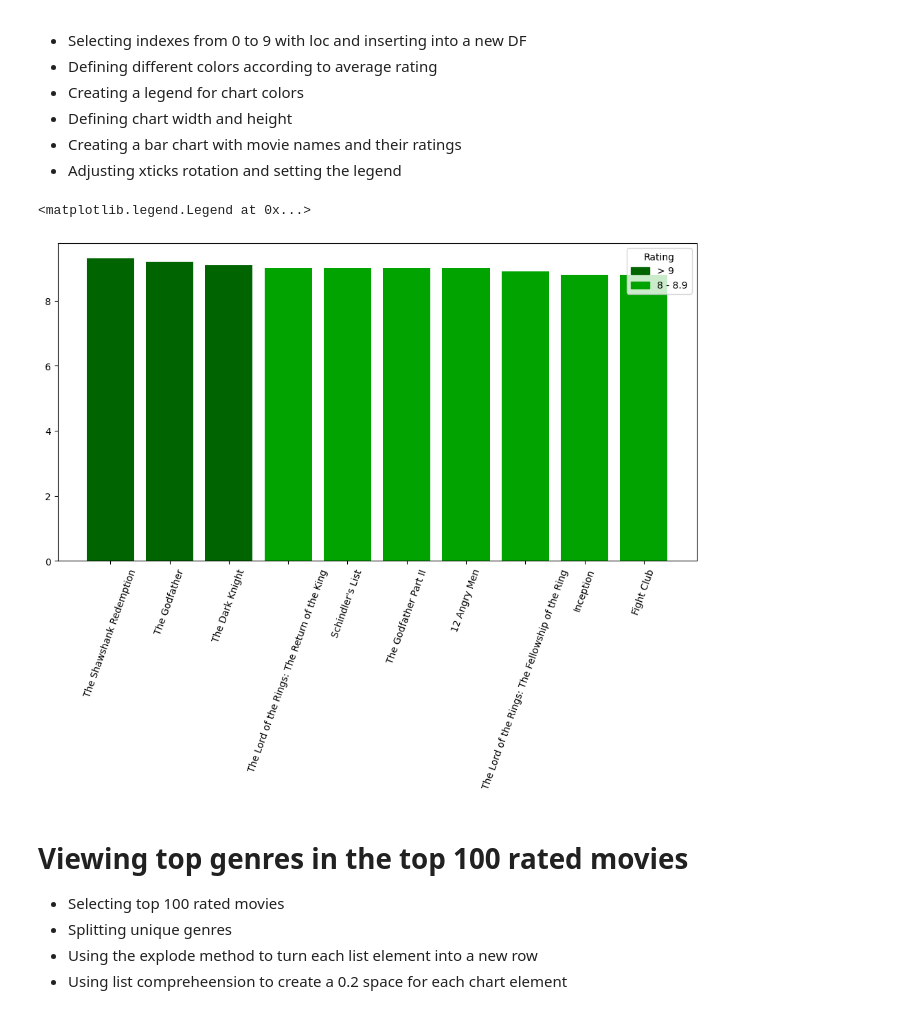
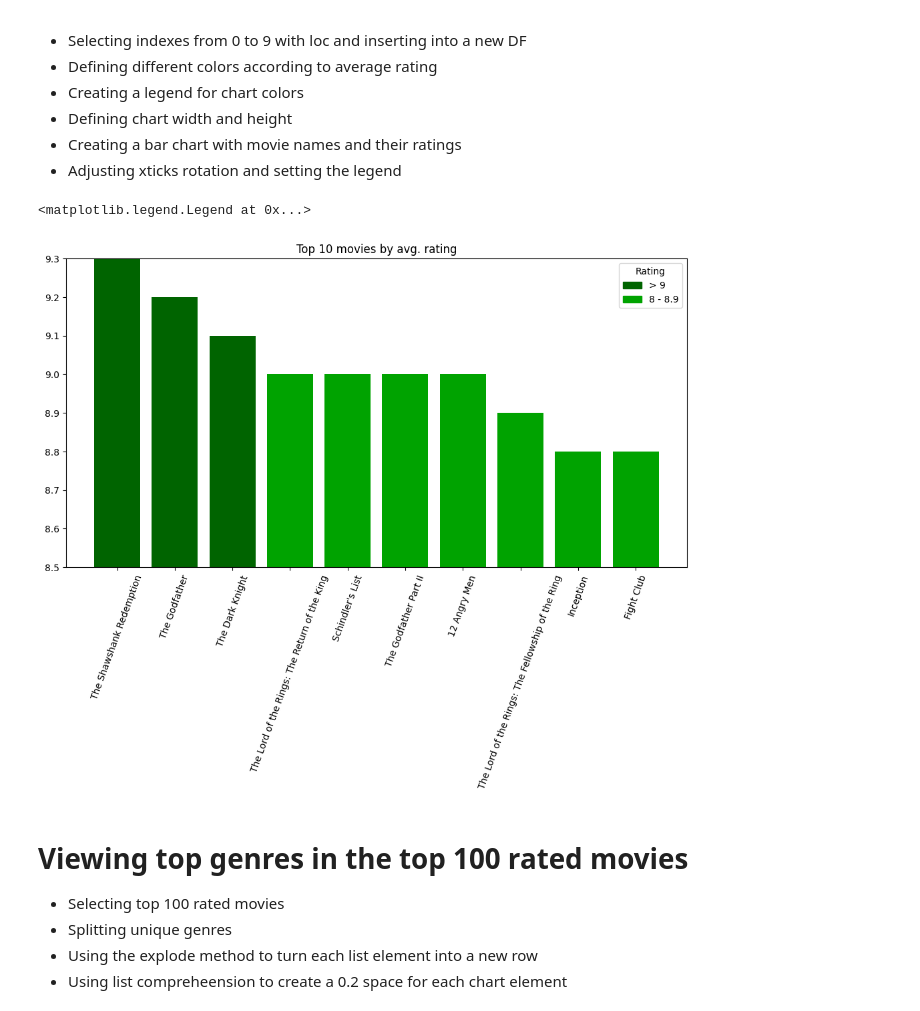
Before and after one commit to prokope/movie-dashboard, a Jupyter notebook: movie_analysis.ipynb, the cells around one changed output. Cells and saved outputs as stored; diff of their text form; code cells hidden in the pictures.

```diff
--- a/movie_analysis.ipynb
+++ b/movie_analysis.ipynb
@@ -38,19 +38,21 @@ movie_data.head()
 # %%
 top_10_movies = movie_data.loc[:9]
 colors = [
     '#006400' if rating > 9 else '#00A300'
     for rating in top_10_movies["averageRating"]
 ]
 
 greater_than_9 = mpatches.Patch(color="#006400", label="> 9")
 less_than_9 = mpatches.Patch(color="#00A300", label="8 - 8.9")
 plt.figure(figsize=(12, 6))
 plt.bar(top_10_movies["primaryTitle"], top_10_movies["averageRating"], color=colors)
+plt.ylim(8.5, 9.3)
+plt.title("Top 10 movies by avg. rating")
 plt.xticks(rotation=70)
 plt.legend(handles=[greater_than_9, less_than_9], title="Rating")
 # %% [output]
 <matplotlib.legend.Legend at 0x...>
-[figure, old version]
+[figure, new version]
 # %% [markdown]
 # Viewing top genres in the top 100 rated movies
 - Selecting top 100 rated movies
```
Also changed, not shown: parts of 5 cells of this notebook.
